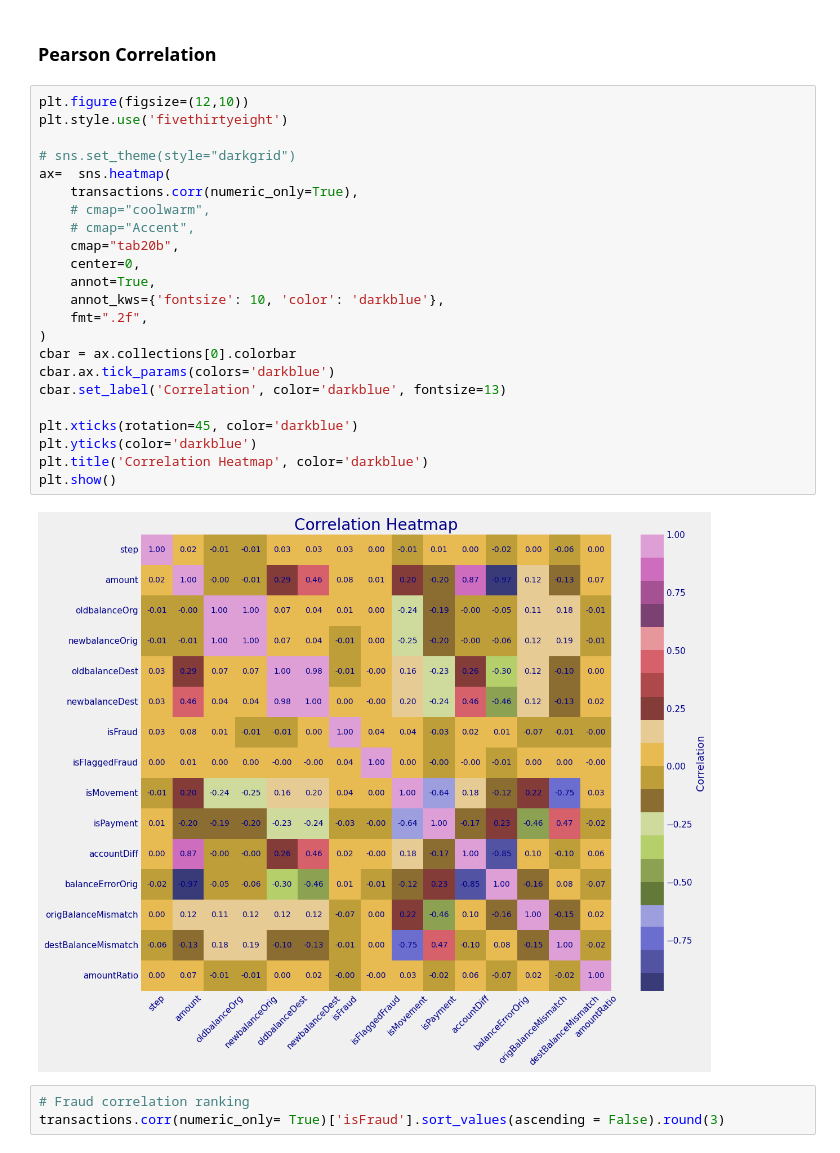
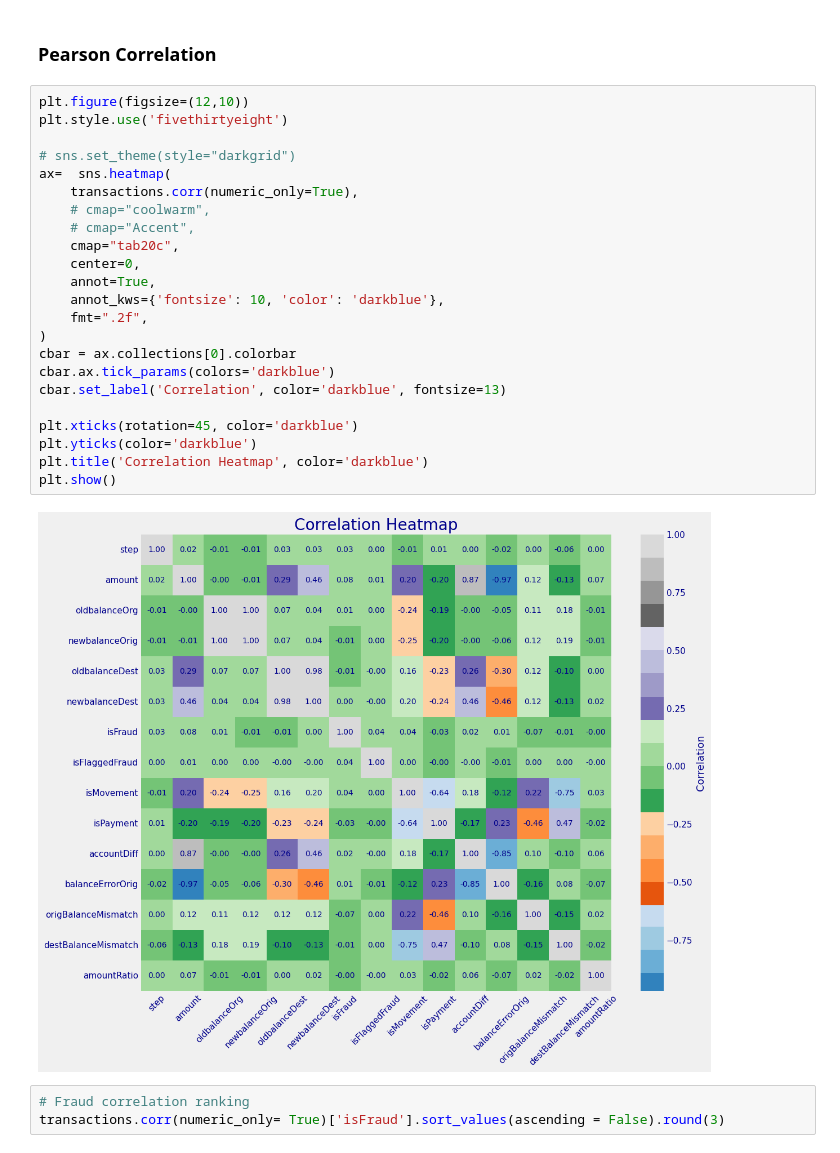
Before and after one commit to EsserMishelle/credit-card-fraud-detection-ml, a Jupyter notebook: fraud_detection.ipynb, the cells around one changed output. Drawn from its saved outputs; the diff is of its cells as text.

```diff
--- a/fraud_detection.ipynb
+++ b/fraud_detection.ipynb
@@ -280,28 +280,28 @@ transactions['amountRatio'] = transactions['amount'] / transactions['oldbalanceO
 # %%
 plt.figure(figsize=(12,10))
 plt.style.use('fivethirtyeight')
 
 # sns.set_theme(style="darkgrid")
 ax=  sns.heatmap(
     transactions.corr(numeric_only=True),
     # cmap="coolwarm",
     # cmap="Accent",
-    cmap="tab20b",
+    cmap="tab20c",
     center=0,
     annot=True,
     annot_kws={'fontsize': 10, 'color': 'darkblue'},
     fmt=".2f",
 )
 cbar = ax.collections[0].colorbar
 cbar.ax.tick_params(colors='darkblue')
 cbar.set_label('Correlation', color='darkblue', fontsize=13)
 
 plt.xticks(rotation=45, color='darkblue')
 plt.yticks(color='darkblue')
 plt.title('Correlation Heatmap', color='darkblue')
 plt.show()
 # %% [output]
-[figure, old version]
+[figure, new version]
 # %%
 # Fraud correlation ranking
 transactions.corr(numeric_only= True)['isFraud'].sort_values(ascending = False).round(3)
```
Also changed, not shown: parts of 12 cells of this notebook.
